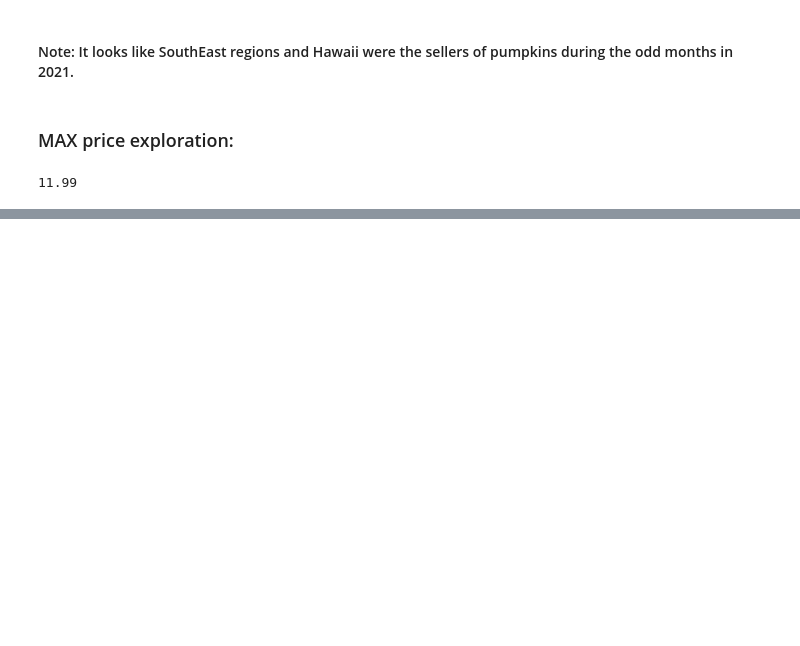
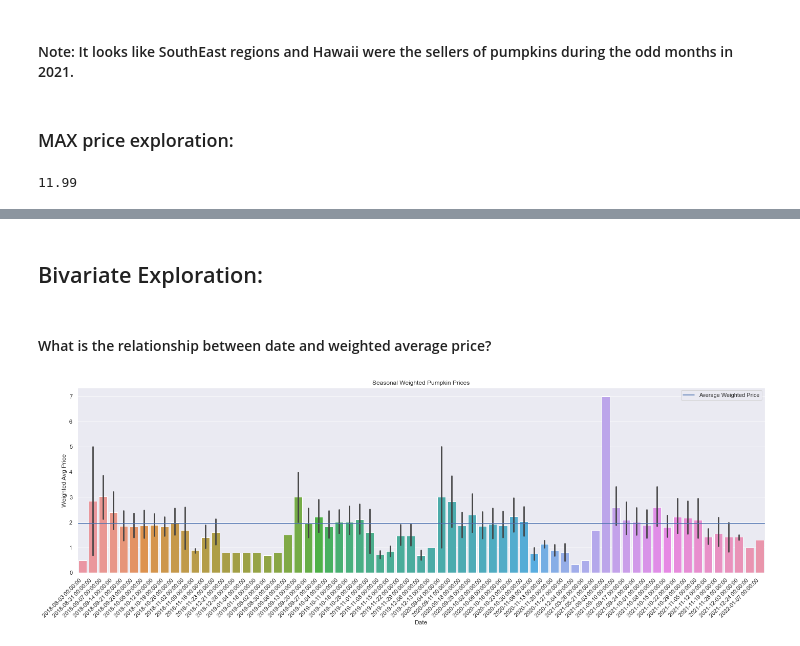
Before and after one commit to jeneyring/Pumpkin_season, a Jupyter notebook: Explore.ipynb, the cells around one changed output, grey strips where cells are left out. Drawn from its saved outputs; the diff is of its cells as text; code cells hidden in the pictures; blank space fills up the shorter version.

```diff
--- a/Explore.ipynb
+++ b/Explore.ipynb
@@ -278,3 +279,29 @@ df[df['Region'] == 'HAWAII']
 | 2021-10-29 | HAWAII | VEGETABLES | PUMPKINS | UNKNOWN | each | 3 | 6.00 | 6.00 | ... |
 | 2021-10-29 | HAWAII | VEGETABLES | PUMPKINS | MINIATURE | each | 3 | 1.00 | 1.00 | ... |
 | 2021-11-12 | HAWAII | VEGETABLES | PUMPKINS | PIE TYPE | per pound | 3 | 1.29 | 1.29 | ... |
+# %% [markdown]
+## Bivariate Exploration:
+# %% [markdown]
+#### What is the relationship between date and weighted average price?
+# %%
+import matplotlib.dates as mdates
+
+fig, axes = plt.subplots(figsize=(20,7))
+years = mdates.YearLocator()
+months = mdates.MonthLocator()
+years_fmt = mdates.DateFormatter('%Y-%m')
+
+
+plt.title("Seasonal Weighted Pumpkin Prices")
+sns.barplot(x= df.index, y=df["Weighted Avg Price"], data=df)
+avg_weighted_price = df['Weighted Avg Price'].mean()
+plt.axhline(avg_weighted_price, label="Average Weighted Price")
+
+
+locs, labels = plt.xticks()
+plt.setp(labels, rotation=45, ha='right')
+plt.tight_layout()
+plt.legend()
+plt.show()
+# %% [output]
+[figure, added]
```
Also changed, not shown: parts of 1 cell of this notebook.
